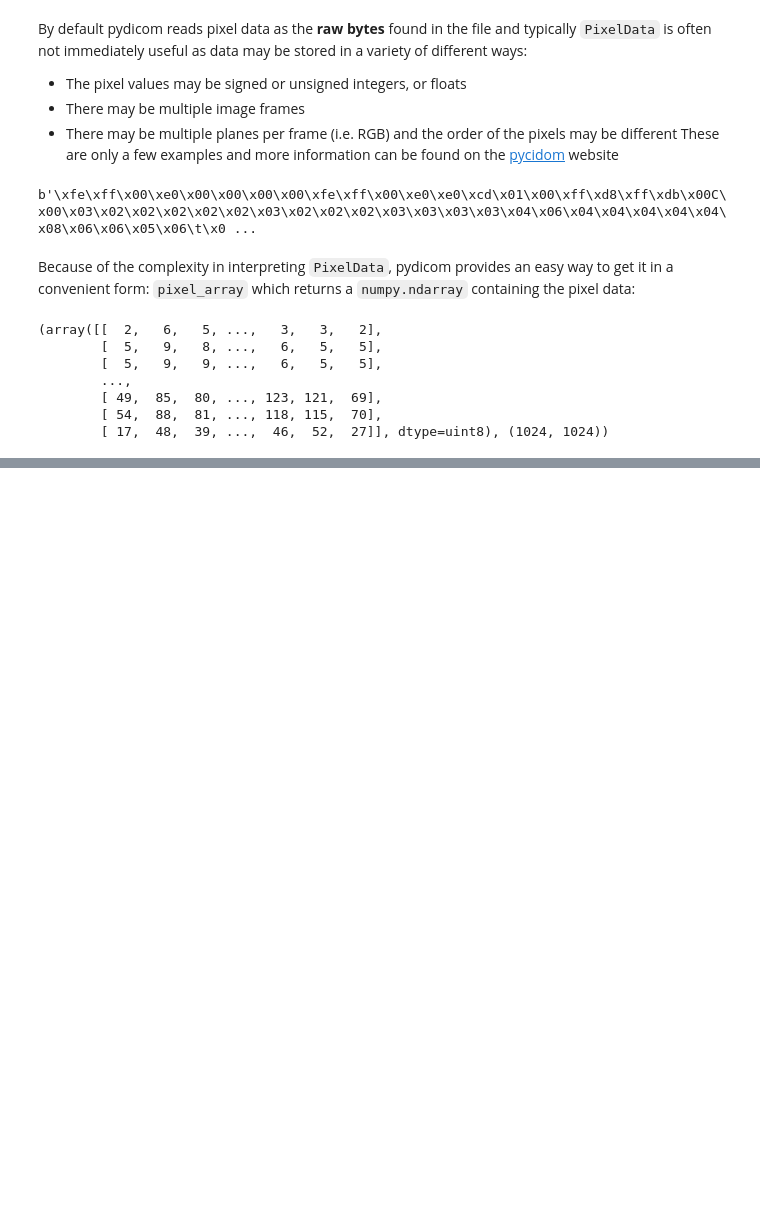
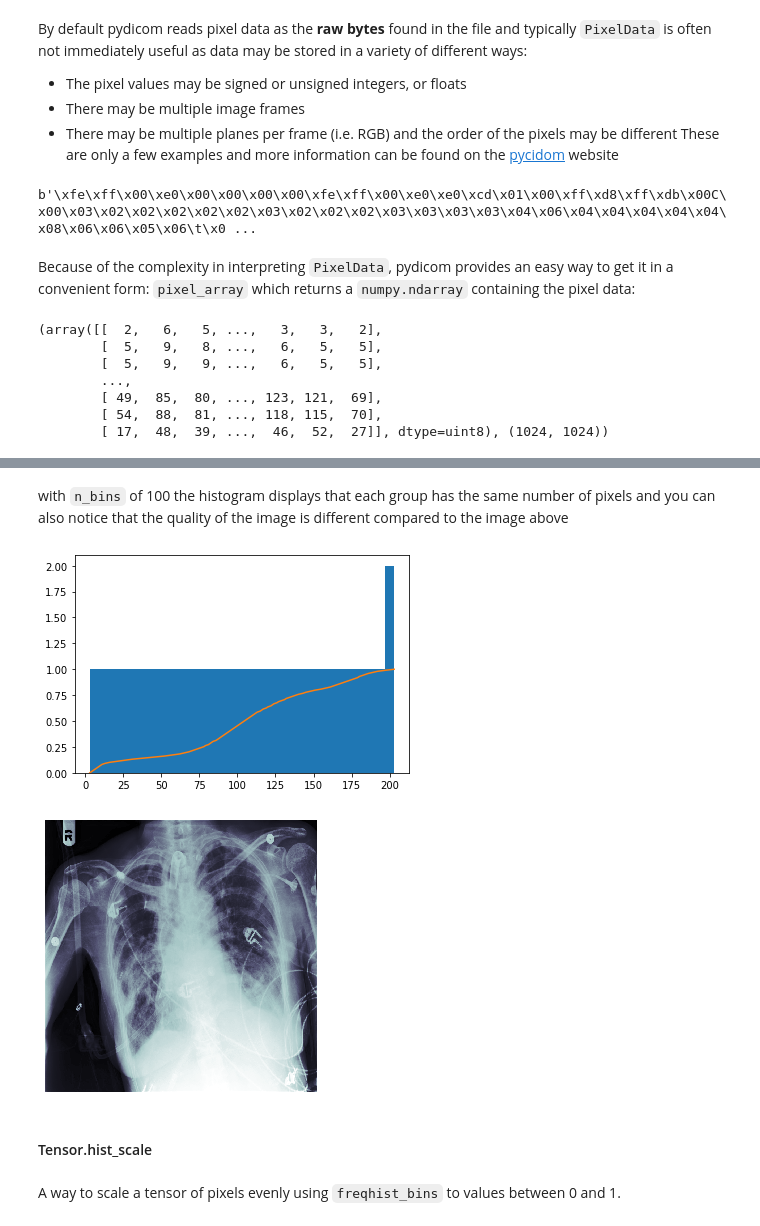
Before and after one commit to asvcode/covid19-translations, a Jupyter notebook: _notebooks/2020-04-28-Medical-Imaging-Part1.ipynb, the cells around one changed output, grey strips where cells are left out. Saved outputs shown, nothing was run; the diff lists cells and outputs as text; code cells hidden in the pictures; blank space fills up the shorter version.

```diff
--- a/_notebooks/2020-04-28-Medical-Imaging-Part1.ipynb
+++ b/_notebooks/2020-04-28-Medical-Imaging-Part1.ipynb
@@ -135,0 +226,11 @@ dimg.pixel_array, dimg.pixel_array.shape
+# %% [markdown]
+with `n_bins` of 100 the histogram displays that each group has the same number of pixels and you can also notice that the quality of the image is different compared to the image above
+# %%
+plt.hist(t_bin, bins=t_bin); plt.plot(t_bin, torch.linspace(0,1,len(t_bin)));dimg.show(t_bin)
+# %% [output]
+[figure, added]
+[figure, added]
+# %% [markdown]
+#### Tensor.hist_scale
+# %% [markdown]
+A way to scale a tensor of pixels evenly using `freqhist_bins` to values between 0 and 1.
```
Also changed, not shown: parts of 36 cells of this notebook.
